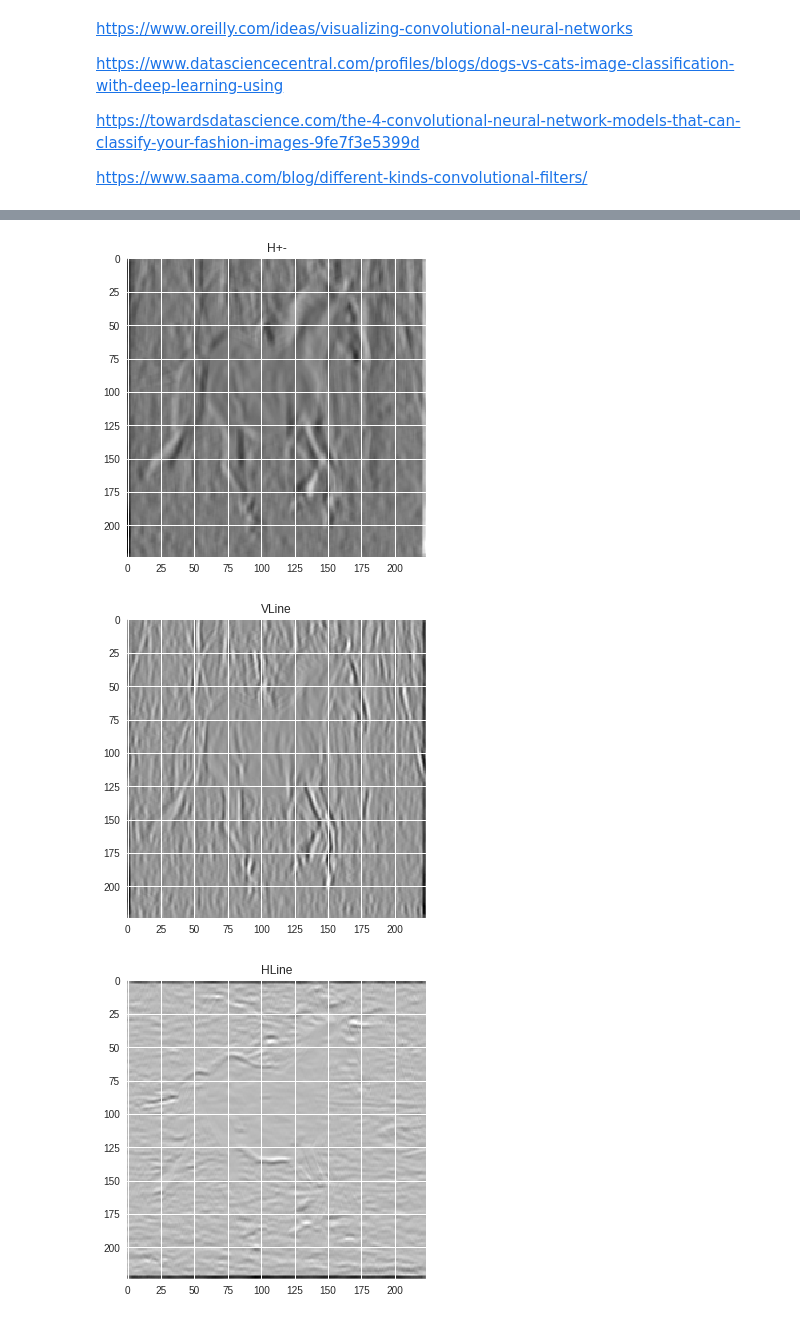
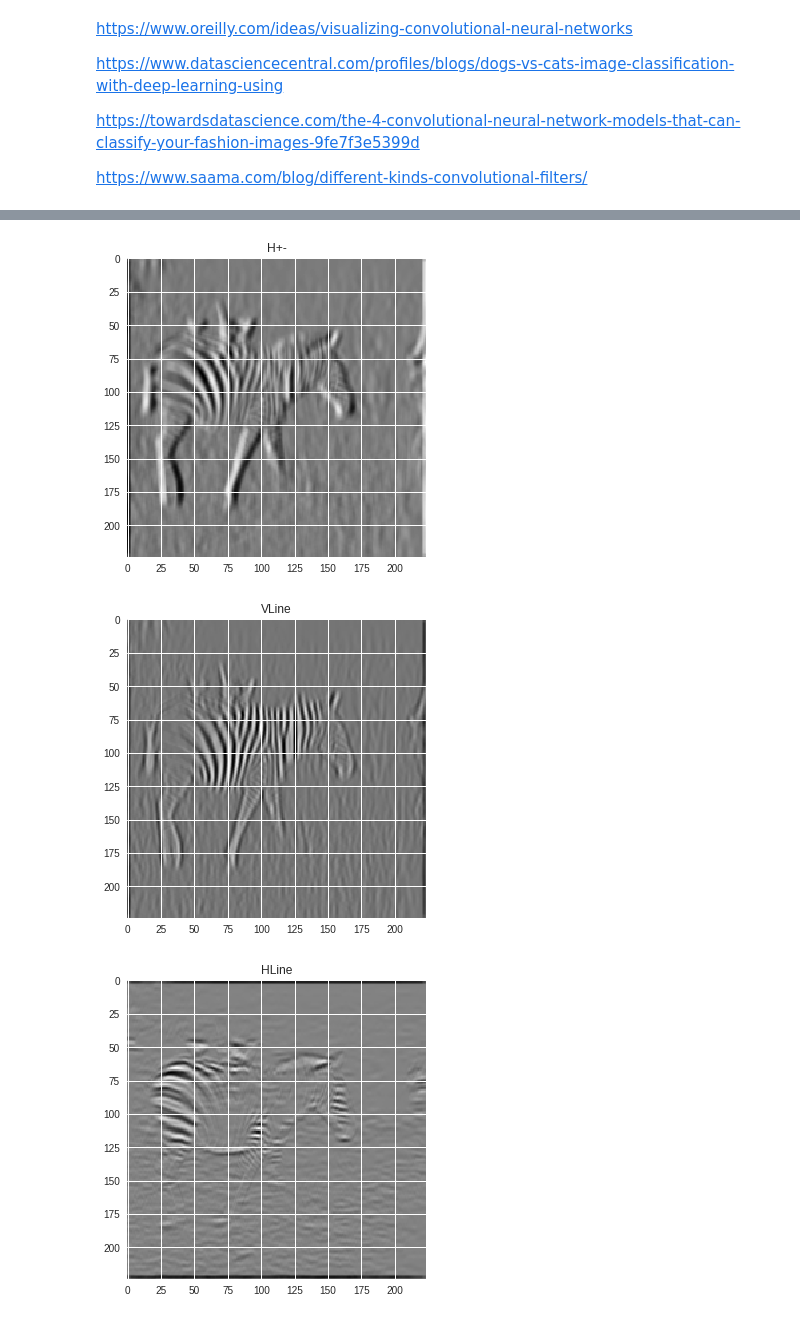
Before and after one commit to murillocjr/convolutionalNN, a Jupyter notebook: visualizingCNN.ipynb, the cells around one changed output, grey strips where cells are left out. Drawn from its saved outputs; the diff is of its cells as text; code cells hidden in the pictures.

Commit message:
extra filter

```diff
--- a/visualizingCNN.ipynb
+++ b/visualizingCNN.ipynb
@@ -19,8 +19,8 @@ from scipy.misc import imsave
 import matplotlib.pyplot as plt
 import numpy as np
 # %%
-#file = "http://gdurl.com/CAMx" #zebra
-file = "http://gdurl.com/iE0S" #horse
+file = "http://gdurl.com/CAMx" #zebra
+#file = "http://gdurl.com/iE0S" #horse
 
 im = imageio.imread(file)
 
@@ -139,7 +205,7 @@ print(gray.shape)
 # %%
 labels = ['V-+', 'H-+', 'V+-', 'H+-', 'VLine', 'HLine']
 
-for i in range(6):
+for i in range(filters.shape[3]):
     plt.title(labels[i])
     plt.imshow(filteredImage[:,:,:,i].reshape(224,224),cmap = 'gray')
     plt.show()
@@ -150,6 +216,6 @@ for i in range(6):
-[figure, old version]
+[figure, new version]
-[figure, old version]
+[figure, new version]
-[figure, old version]
+[figure, new version]
 # %%
 image_horizontal = filteredImage[:,:,:,0].reshape(224,224)
 
```
Also changed, not shown: parts of 14 cells of this notebook.
